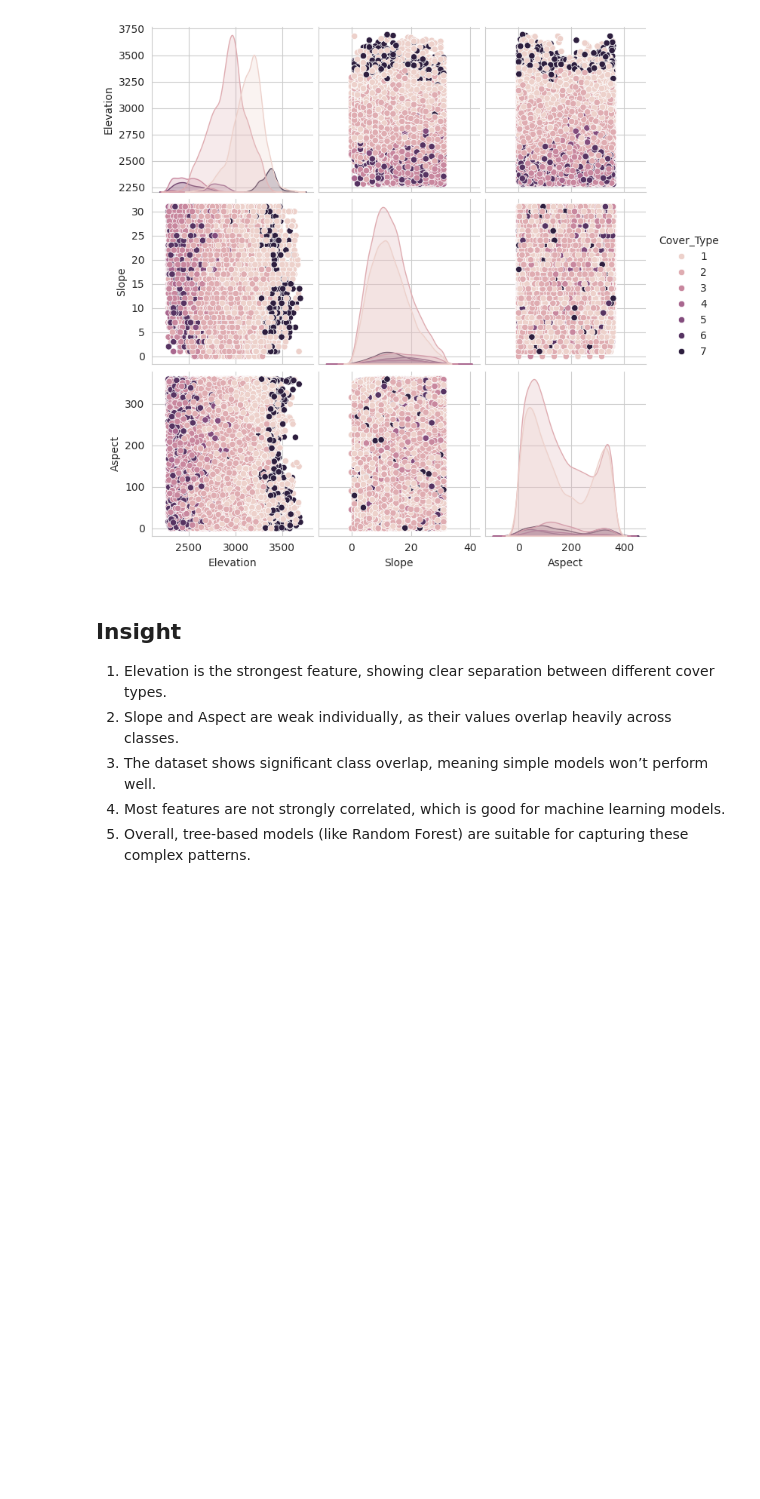
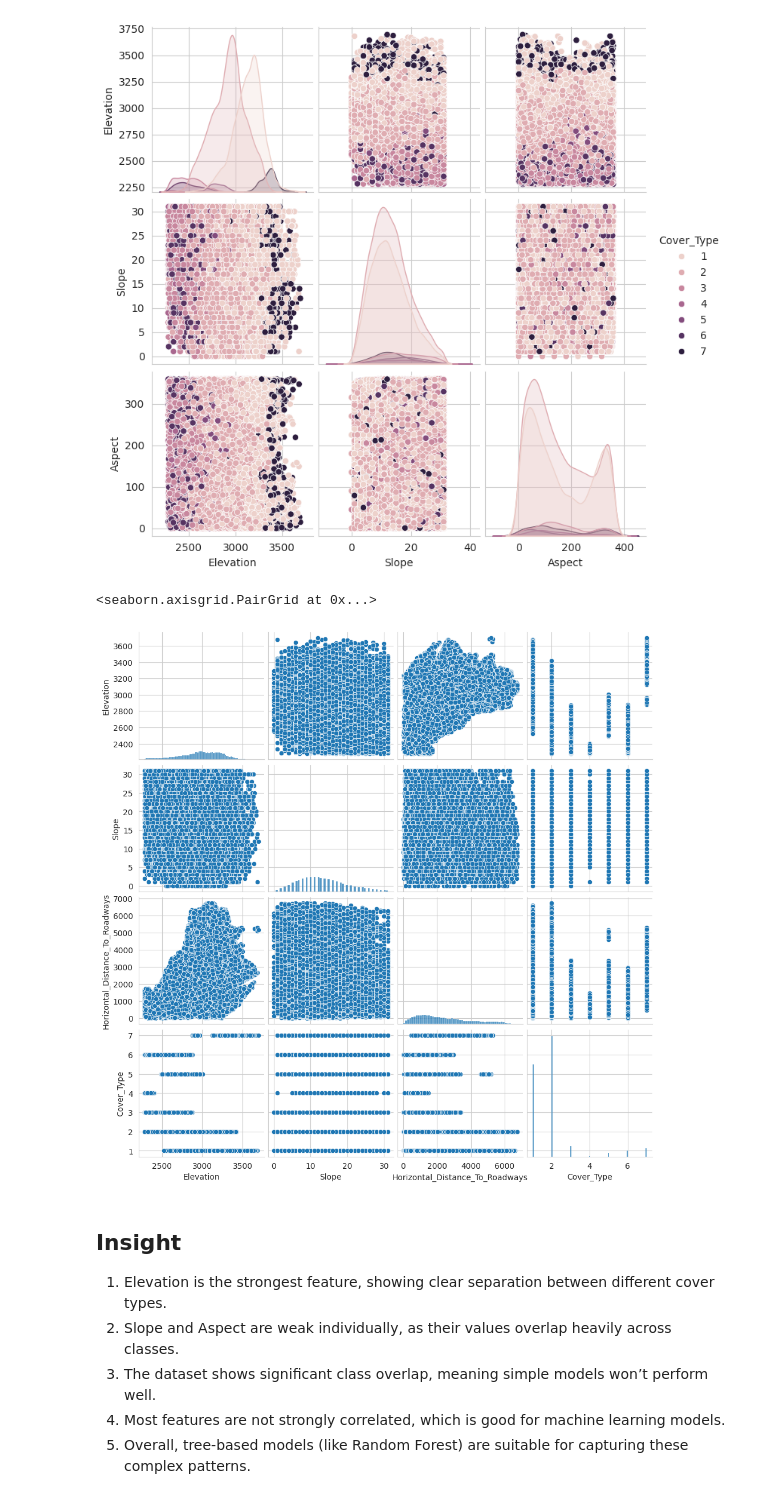
Before and after one commit to Saiful-2/forest-cover-classification, a Jupyter notebook: notebooks/2_forest_eda.ipynb, the cells around one changed output. Cells and saved outputs as stored; diff of their text form; code cells hidden in the pictures; blank space fills up the shorter version.

```diff
--- a/notebooks/2_forest_eda.ipynb
+++ b/notebooks/2_forest_eda.ipynb
@@ -143,6 +143,12 @@ sns.pairplot(df[['Elevation','Slope','Aspect','Cover_Type']], hue='Cover_Type')
 # %% [output]
 <seaborn.axisgrid.PairGrid at 0x...>
 [figure]
+# %%
+# Pairplot
+sns.pairplot(df[['Elevation','Slope','Horizontal_Distance_To_Roadways','Cover_Type']])
+# %% [output]
+<seaborn.axisgrid.PairGrid at 0x...>
+[figure, added]
 # %% [markdown]
 ## Insight
 1. Elevation is the strongest feature, showing clear separation between different cover types.
```
